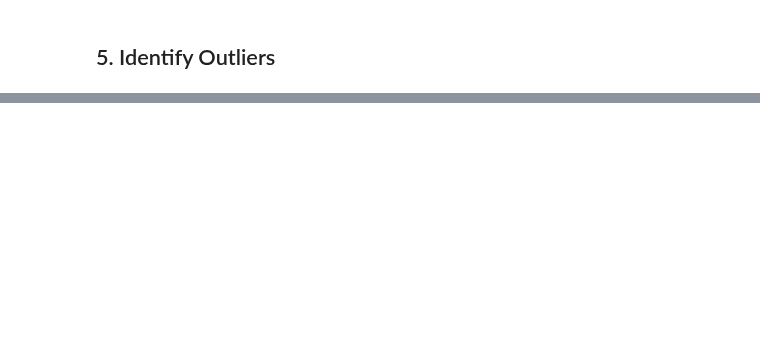
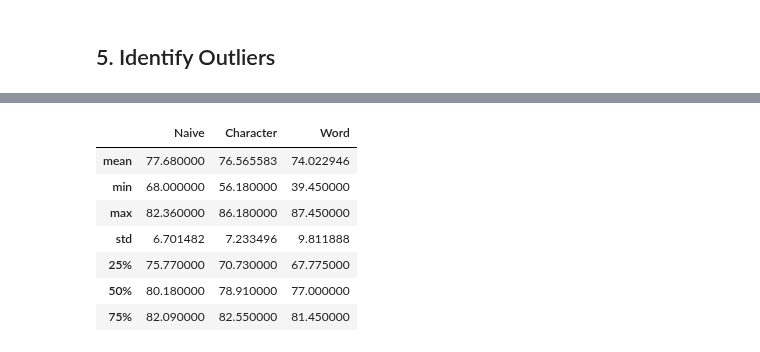
Before and after one commit to Ztrimus/llm-sensitivity, a Jupyter notebook: src/notebooks/llama-guard-response-analysis.ipynb, the cells around one changed output, grey strips where cells are left out. Drawn from its saved outputs; the diff is of its cells as text; code cells hidden in the pictures; blank space fills up the shorter version.

```diff
--- a/src/notebooks/llama-guard-response-analysis.ipynb
+++ b/src/notebooks/llama-guard-response-analysis.ipynb
@@ -261,0 +272,25 @@ Low Safe Percentage Datasets:
+# %%
+# Extracting relevant statistics for further insights
+# Calculating the overall mean, min, and max unsafe percentage for each type
+naive_stats = naive_columns["unsafe_per"].describe()
+char_stats = char_columns["unsafe_per"].describe()
+word_stats = word_columns["unsafe_per"].describe()
+
+# Combining the stats into a summary dataframe for easier comparison
+stats_df = pd.DataFrame(
+    {
+        "Naive": naive_stats,
+        "Character": char_stats,
+        "Word": word_stats,
+    }
+).loc[["mean", "min", "max", "std", "25%", "50%", "75%"]]
+stats_df
+# %% [output]
+|  | Naive | Character | Word |
+| mean | 77.680000 | 76.565583 | 74.022946 |
+| min | 68.000000 | 56.180000 | 39.450000 |
+| max | 82.360000 | 86.180000 | 87.450000 |
+| std | 6.701482 | 7.233496 | 9.811888 |
+| 25% | 75.770000 | 70.730000 | 67.775000 |
+| 50% | 80.180000 | 78.910000 | 77.000000 |
+| 75% | 82.090000 | 82.550000 | 81.450000 |
```
Also changed, not shown: parts of 8 cells of this notebook.
